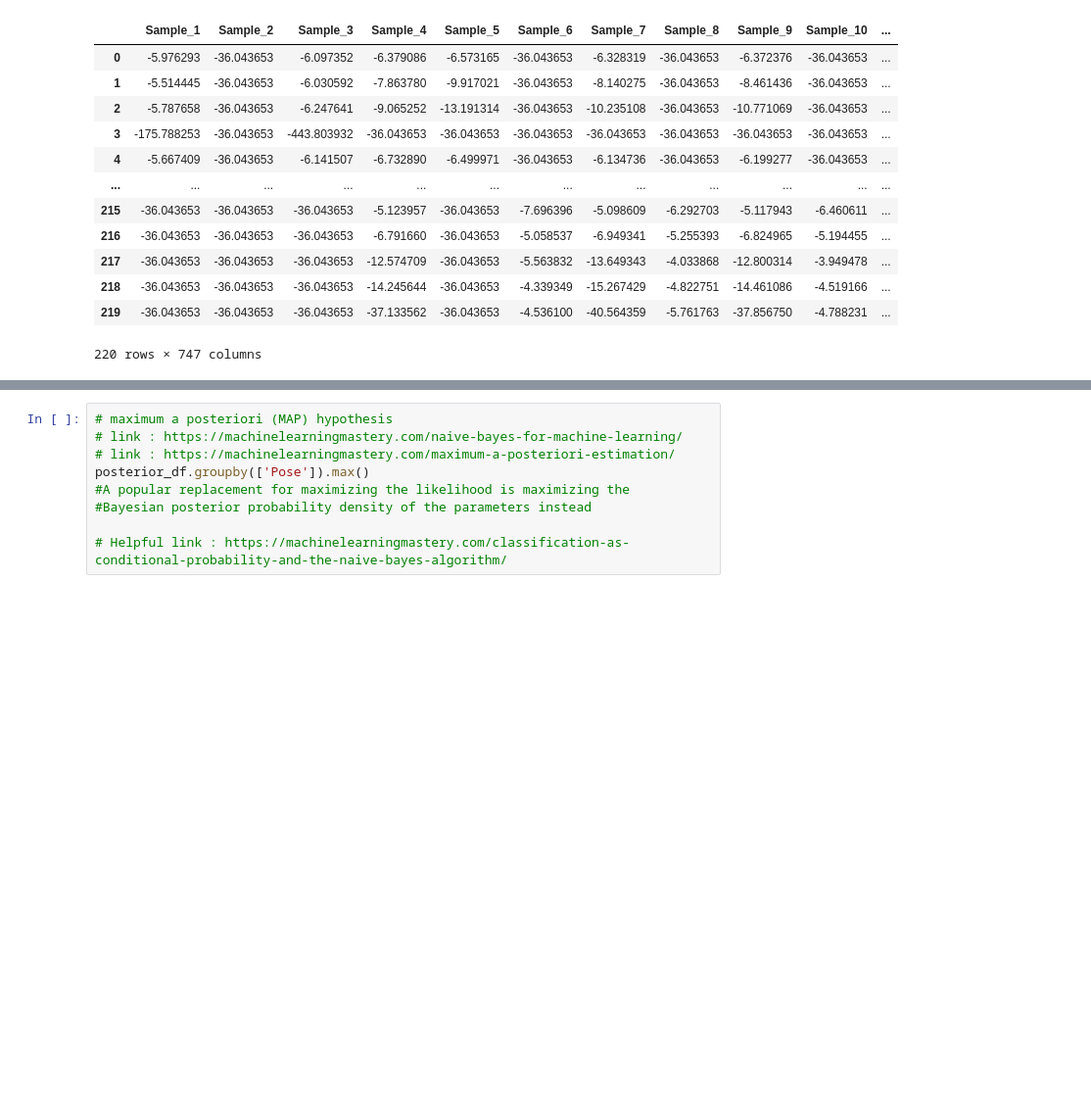
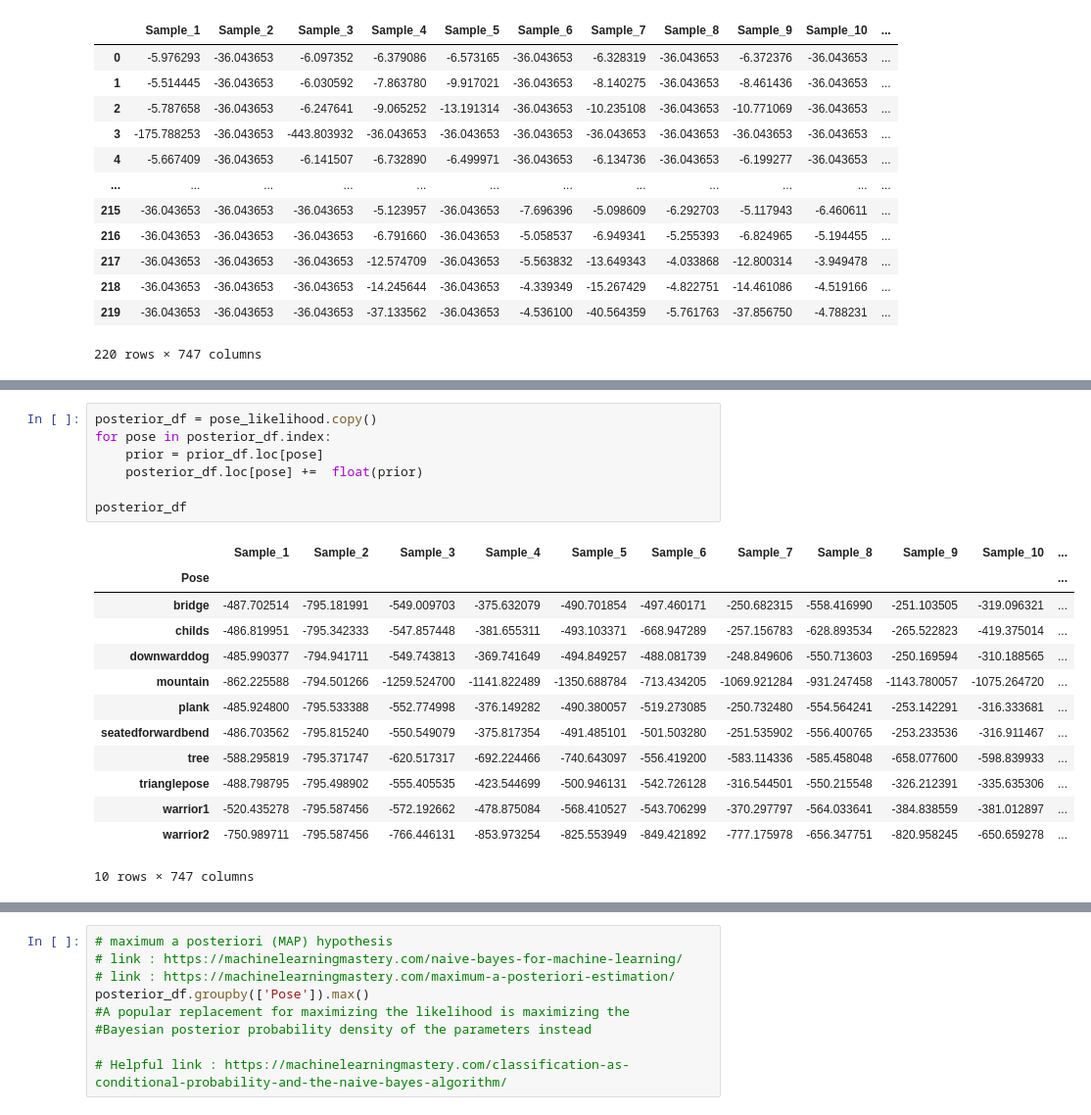
Before and after one commit to HesterLim/pose-classification-with-naive-bayes, a Jupyter notebook: COMP30027_2021_assignment1_template.ipynb, the cells around one changed output, grey strips where cells are left out. Shown: that part at 98% size. Saved outputs shown, nothing was run; the diff lists cells and outputs as text; blank space fills up the shorter version.

Commit message:
Find Posteriors

```diff
--- a/COMP30027_2021_assignment1_template.ipynb
+++ b/COMP30027_2021_assignment1_template.ipynb
@@ -264 +268,22 @@ likelihood_pose
+# %%
+posterior_df = pose_likelihood.copy()
+for pose in posterior_df.index:
+    prior = prior_df.loc[pose]
+    posterior_df.loc[pose] +=  float(prior)
+
+posterior_df
+# %% [output]
+|  | Sample_1 | Sample_2 | Sample_3 | Sample_4 | Sample_5 | Sample_6 | Sample_7 | Sample_8 | Sample_9 | Sample_10 | ... |
+| Pose |  |  |  |  |  |  |  |  |  |  | ... |
+| bridge | -487.702514 | -795.181991 | -549.009703 | -375.632079 | -490.701854 | -497.460171 | -250.682315 | -558.416990 | -251.103505 | -319.096321 | ... |
+| childs | -486.819951 | -795.342333 | -547.857448 | -381.655311 | -493.103371 | -668.947289 | -257.156783 | -628.893534 | -265.522823 | -419.375014 | ... |
+| downwarddog | -485.990377 | -794.941711 | -549.743813 | -369.741649 | -494.849257 | -488.081739 | -248.849606 | -550.713603 | -250.169594 | -310.188565 | ... |
+| mountain | -862.225588 | -794.501266 | -1259.524700 | -1141.822489 | -1350.688784 | -713.434205 | -1069.921284 | -931.247458 | -1143.780057 | -1075.264720 | ... |
+| plank | -485.924800 | -795.533388 | -552.774998 | -376.149282 | -490.380057 | -519.273085 | -250.732480 | -554.564241 | -253.142291 | -316.333681 | ... |
+| seatedforwardbend | -486.703562 | -795.815240 | -550.549079 | -375.817354 | -491.485101 | -501.503280 | -251.535902 | -556.400765 | -253.233536 | -316.911467 | ... |
+| tree | -588.295819 | -795.371747 | -620.517317 | -692.224466 | -740.643097 | -556.419200 | -583.114336 | -585.458048 | -658.077600 | -598.839933 | ... |
+| trianglepose | -488.798795 | -795.498902 | -555.405535 | -423.544699 | -500.946131 | -542.726128 | -316.544501 | -550.215548 | -326.212391 | -335.635306 | ... |
+| warrior1 | -520.435278 | -795.587456 | -572.192662 | -478.875084 | -568.410527 | -543.706299 | -370.297797 | -564.033641 | -384.838559 | -381.012897 | ... |
+| warrior2 | -750.989711 | -795.587456 | -766.446131 | -853.973254 | -825.553949 | -849.421892 | -777.175978 | -656.347751 | -820.958245 | -650.659278 | ... |
+10 rows × 747 columns
 # %%
```
Also changed, not shown: parts of 4 cells of this notebook.
